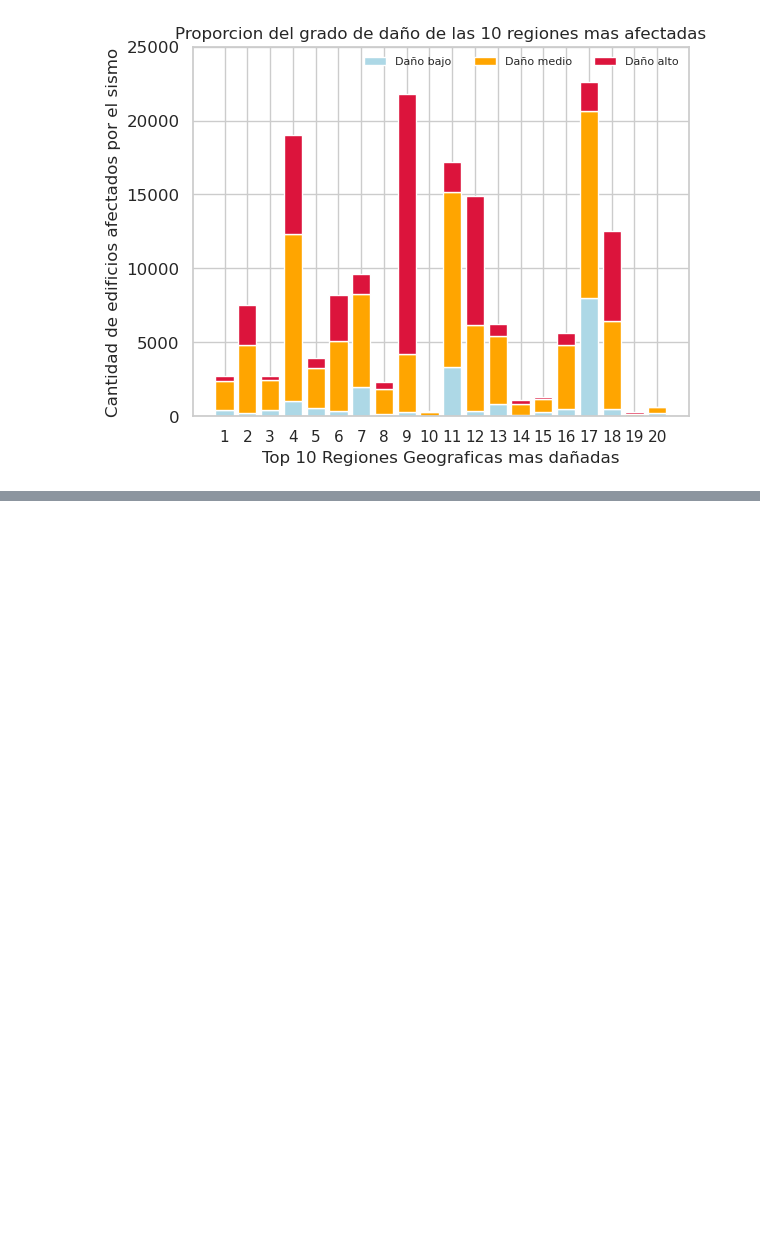
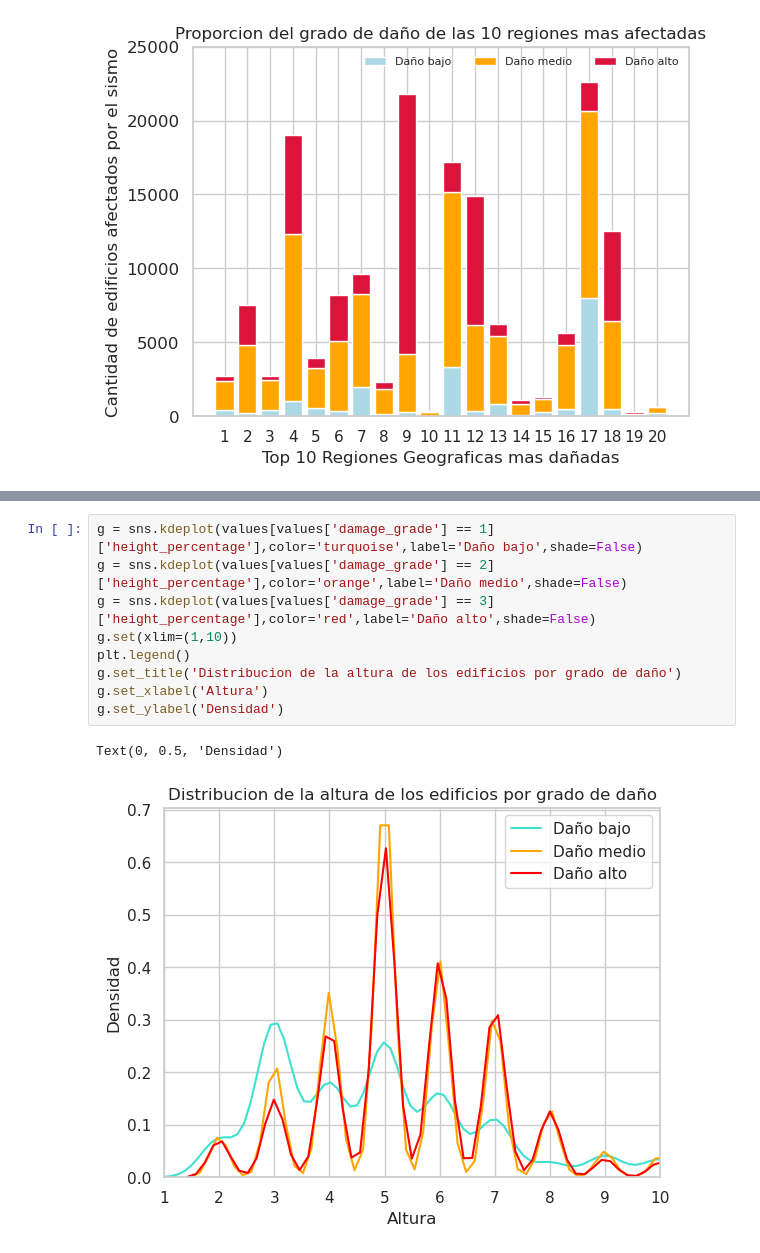
Before and after one commit to Jose897/ARSAT, a Jupyter notebook: Analisis-Columnas-2-9.ipynb, the cells around one changed output, grey strips where cells are left out. Saved outputs shown, nothing was run; the diff lists cells and outputs as text; blank space fills up the shorter version.

```diff
--- a/Analisis-Columnas-2-9.ipynb
+++ b/Analisis-Columnas-2-9.ipynb
@@ -250,0 +289,12 @@ plt.show()
+# %%
+g = sns.kdeplot(values[values['damage_grade'] == 1]['height_percentage'],color='turquoise',label='Daño bajo',shade=False)
+g = sns.kdeplot(values[values['damage_grade'] == 2]['height_percentage'],color='orange',label='Daño medio',shade=False)
+g = sns.kdeplot(values[values['damage_grade'] == 3]['height_percentage'],color='red',label='Daño alto',shade=False)
+g.set(xlim=(1,10))
+plt.legend()
+g.set_title('Distribucion de la altura de los edificios por grado de daño')
+g.set_xlabel('Altura')
+g.set_ylabel('Densidad')
+# %% [output]
+Text(0, 0.5, 'Densidad')
+[figure, added]
```
Also changed, not shown: parts of 8 cells of this notebook.
